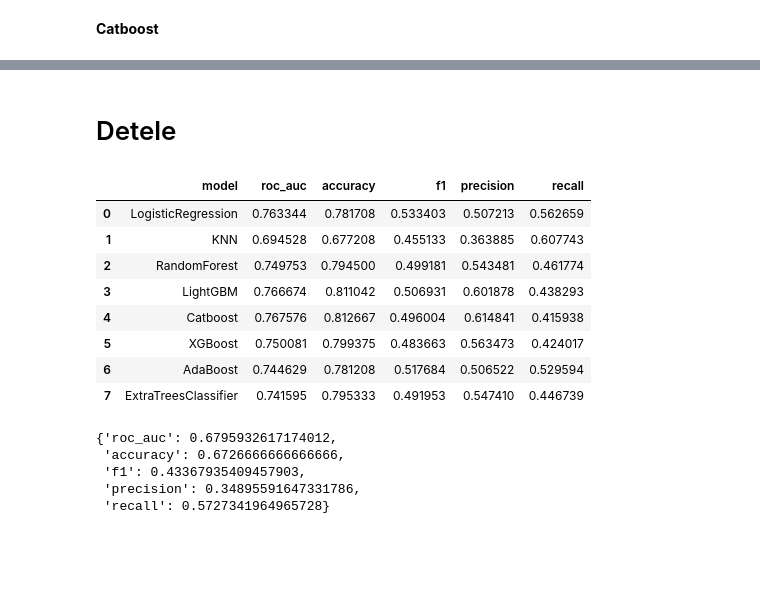
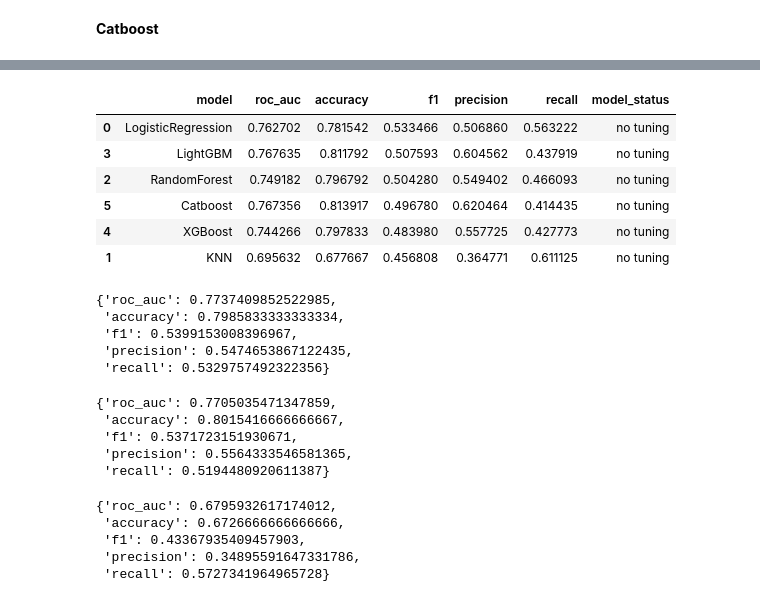
Before and after one commit to niimo753/credit-card-default-prediction-taiwan, a Jupyter notebook: notebooks/main.ipynb, the cells around one changed output, grey strips where cells are left out. Cells and saved outputs as stored; diff of their text form; code cells hidden in the pictures; blank space fills up the shorter version.

```diff
--- a/notebooks/main.ipynb
+++ b/notebooks/main.ipynb
@@ -1220,16 +1322,57 @@ Best score: 0.5416623841836723
+# %%
+notune= pd.read_csv("../output/csv/phase_2/notune_result_validation.csv")
+notune.sort_values(by=['f1', 'roc_auc', 'accuracy'], ascending=False)
+# %% [output]
+|  | model | roc_auc | accuracy | f1 | precision | recall | model_status |
+| 0 | LogisticRegression | 0.762702 | 0.781542 | 0.533466 | 0.506860 | 0.563222 | no tuning |
+| 3 | LightGBM | 0.767635 | 0.811792 | 0.507593 | 0.604562 | 0.437919 | no tuning |
+| 2 | RandomForest | 0.749182 | 0.796792 | 0.504280 | 0.549402 | 0.466093 | no tuning |
+| 5 | Catboost | 0.767356 | 0.813917 | 0.496780 | 0.620464 | 0.414435 | no tuning |
+| 4 | XGBoost | 0.744266 | 0.797833 | 0.483980 | 0.557725 | 0.427773 | no tuning |
+| 1 | KNN | 0.695632 | 0.677667 | 0.456808 | 0.364771 | 0.611125 | no tuning |
+# %%
+lr = joblib.load("../models/best_logistic.pkl")
+knn = joblib.load("../models/best_knn.pkl")
+rf = joblib.load("../models/best_randomforest.pkl")
+lgbm = joblib.load("../models/best_lgbm.pkl")
+xgb = joblib.load("../models/best_xgb.pkl")
+cb = joblib.load("../models/best_catboost.pkl")
+
+model = VotingClassifier(estimators=[('cb', cb), ("rf", rf), ('lgbm', lgbm),], voting="soft")
+
+processor = Preprocessing(scaler=StandardScaler(),
+                          encoder=WoEEncoder(fill_value=0.00001),
+                          numeric_to_object=[f"pay_{i}" for i in range(1, 7, 1)],
+                          numeric_into_bins={"age": {(0, 20): "under 20", (20, 30): "20-30", (30, 40): "30-40",
+                                                     (40, 50): "40-50", (50, 60): "50-60", (60, 100): "over 60"}},
+                          specific_encoders={"gender": LabelEncoder()})
+
+estimator = DefaultPaymentClassifier(processor=processor, model=model, balance=SMOTE())
+cross_validation(X=x_train.iloc[:, 1:], y=y_train, estimator=estimator)
+# %% [output]
+{'roc_auc': 0.7737409852522985,
+ 'accuracy': 0.7985833333333334,
+ 'f1': 0.5399153008396967,
+ 'precision': 0.5474653867122435,
+ 'recall': 0.5329757492322356}
 # %%
-# model = joblib.load("../models/best_lgbm.pkl")
+from imblearn.combine import SMOTEENN
 
-# processor = Preprocessing(scaler=StandardScaler(),
-#                             encoder=WoEEncoder(fill_value=0.00001),
-#                             numeric_to_object=[f"pay_{i}" for i in range(1, 7, 1)],
-#                             numeric_into_bins={"age": {(0, 20): "under 20", (20, 30): "20-30", (30, 40):
-#                                                     "30-40", (40, 50): "40-50", (50, 60): "50-60",
-#                                                     (60, 100): "over 60"}},
-#                             specific_encoders={"gender": LabelEncoder()})
+model = joblib.load("../models/best_lgbm.pkl")
 
-# estimator = DefaultPaymentClassifier(processor=processor, model=model, balance=SMOTE())
-# cross_validation(X=x_train.iloc[:, 1:], y=y_train, estimator=estimator)
+processor = Preprocessing(scaler=StandardScaler(),
+                          encoder=WoEEncoder(fill_value=0.00001),
+                          numeric_to_object=[f"pay_{i}" for i in range(1, 7, 1)],
+                          numeric_into_bins={"age": {(0, 20): "under 20", (20, 30): "20-30", (30, 40): "30-40",
+                                                     (40, 50): "40-50", (50, 60): "50-60", (60, 100): "over 60"}},
+                          specific_encoders={"gender": LabelEncoder()})
+
+estimator = DefaultPaymentClassifier(processor=processor, model=model, balance=SMOTE(random_state=42))
+cross_validation(X=x_train.iloc[:, 1:], y=y_train, estimator=estimator)
+# %% [output]
+{'roc_auc': 0.7705035471347859,
+ 'accuracy': 0.8015416666666667,
+ 'f1': 0.5371723151930671,
+ 'precision': 0.5564333546581365,
+ 'recall': 0.5194480920611387}
-# %% [markdown]
-# Detele
 # %%
@@ -1259,17 +1391,3 @@ for model_name, model in models.items():
-# %%
-output_df = pd.DataFrame(output)
-output_df
-# output_df.to_csv("notune_result_validation.csv", index=False)
-# %% [output]
-|  | model | roc_auc | accuracy | f1 | precision | recall |
-| 0 | LogisticRegression | 0.763344 | 0.781708 | 0.533403 | 0.507213 | 0.562659 |
-| 1 | KNN | 0.694528 | 0.677208 | 0.455133 | 0.363885 | 0.607743 |
-| 2 | RandomForest | 0.749753 | 0.794500 | 0.499181 | 0.543481 | 0.461774 |
-| 3 | LightGBM | 0.766674 | 0.811042 | 0.506931 | 0.601878 | 0.438293 |
-| 4 | Catboost | 0.767576 | 0.812667 | 0.496004 | 0.614841 | 0.415938 |
-| 5 | XGBoost | 0.750081 | 0.799375 | 0.483663 | 0.563473 | 0.424017 |
-| 6 | AdaBoost | 0.744629 | 0.781208 | 0.517684 | 0.506522 | 0.529594 |
-| 7 | ExtraTreesClassifier | 0.741595 | 0.795333 | 0.491953 | 0.547410 | 0.446739 |
 # %%
 # output_df.to_csv("../output/csv/phase_2/result_validation.csv", index=False)
 # %%
```
Also changed, not shown: parts of 16 cells of this notebook, 34 other files.
